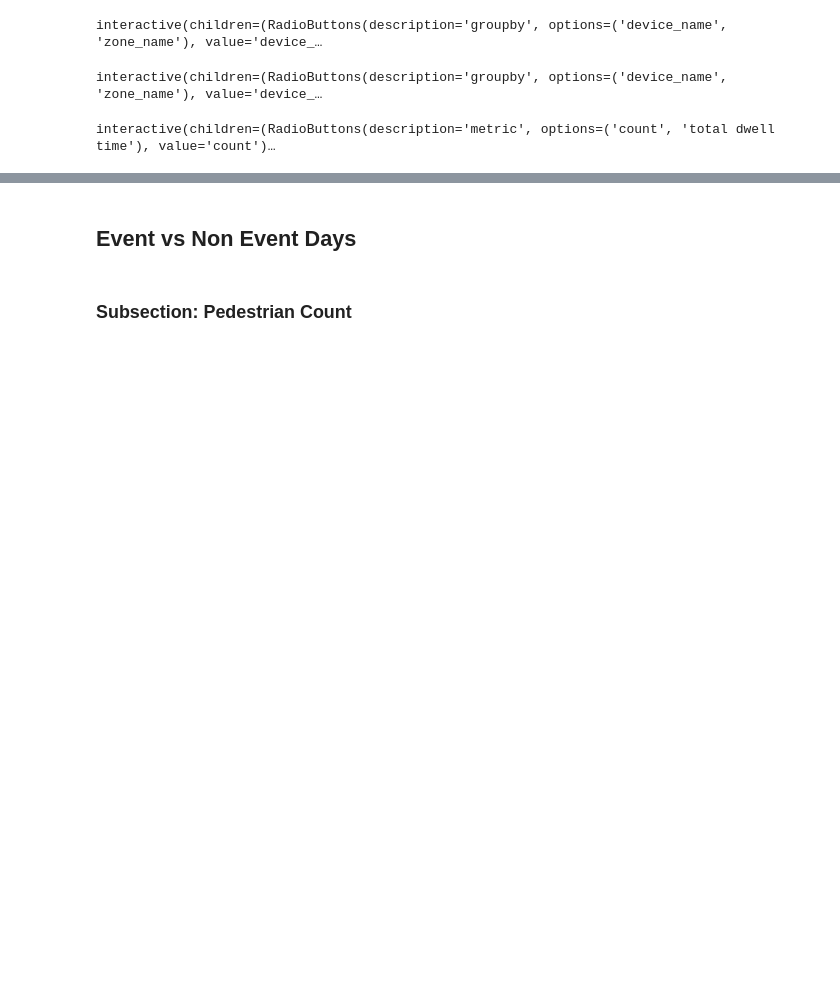
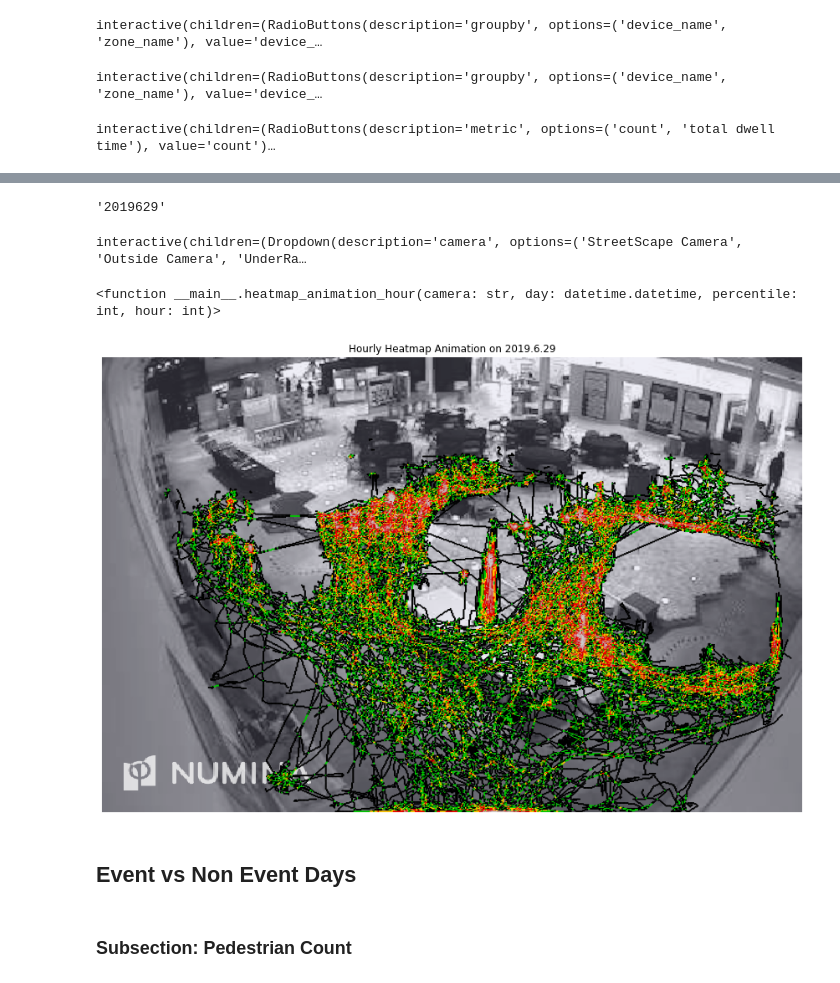
Before and after one commit to wangz585/Sidewalk-Lab-Data-Analysis, a Jupyter notebook: webpage.ipynb, the cells around one changed output, grey strips where cells are left out. Saved outputs shown, nothing was run; the diff lists cells and outputs as text; code cells hidden in the pictures; blank space fills up the shorter version.

Commit message:
finish 9 plots

```diff
--- a/webpage.ipynb
+++ b/webpage.ipynb
@@ -444,4 +455,3 @@ END_DATE = datetime(2019, 3, 20, 0, 0, 0)
 time_delta = relativedelta(days = +1)
 # %%
 import pandas as pd
-heatmap_df = pd.DataFrame(columns = ['startTime', 'endTime', 'heatMap'])
@@ -503,0 +609,6 @@ interactive(children=(DatePicker(value=Timestamp('2019-02-26 00:00:00'), descrip
+# %%
+## store them in dictionary
+streetscape_heatmap_dict = {}
+outside_heatmap_dict = {}
+underraincoat_heatmap_dict = {}
+streetscape_heatmap_dict["2019629"] = streetscape_heatmap_pedestrian_629
@@ -504,3 +631,44 @@ interactive(children=(DatePicker(value=Timestamp('2019-02-26 00:00:00'), descrip
+# %%
+key = str(start_time.year) + (str(start_time.month)) + (str(start_time.day))
+key
+# %% [output]
+'2019629'
+# %%
+def heatmap_animation_hour(camera: str, day: datetime, percentile: int, hour: int):
+    hour_interval =  relativedelta(hours = +1)
+    key = str(day.year) + (str(day.month)) + (str(day.day))
+    fig, ax = plt.subplots(figsize=(15,10))
+    if camera == "Outside Camera":
+        image = mpimg.imread('outside_sandbox.png')
+        data = outside_heatmap_dict[key]
+    elif camera == "StreetScape Camera":
+        image = mpimg.imread('streetscape_sandbox.png')
+        data = streetscape_heatmap_dict[key]
+    elif camera == "UnderRainCoat Camera":
+        image = mpimg.imread('underraincoat_sandbox.png')
+        data = underraincoat_heatmap_dict[key]
+    matrix = list(data[data['startTime'] == day+ hour_interval*hour]['heatMapMatrix'])
+    if matrix:
+        p = np.percentile([i[2] for i in matrix[0]], percentile)
+        filtered = list(filter(lambda x : x[2] >= p, matrix[0]))
+        x = [i[0] for i in filtered]
+        y = [i[1] for i in filtered]
+        density = [i[2] for i in filtered]
+        ax.scatter(x, y, c= density, s=1, cmap= plt.cm.YlGnBu_r)
+    ax.imshow(image, aspect='auto')
+    ax.set_title("Hourly Heatmap Animation on {0}.{1}.{2} hour:{3}".format(day.year, day.month, day.day, hour))
+    ax.axis('off')
+widgets.interact(heatmap_animation_hour, camera = widgets.Dropdown(options=["StreetScape Camera", "Outside Camera","UnderRainCoat Camera"]),
+                       day=[pd.to_datetime('2019-06-29')],
+                       percentile = widgets.IntSlider(min=0, max=100, step=5, value=0),
+                       hour = play)
+# %% [output]
+interactive(children=(Dropdown(description='camera', options=('StreetScape Camera', 'Outside Camera', 'UnderRa…
+<function __main__.heatmap_animation_hour(camera: str, day: datetime.datetime, percentile: int, hour: int)>
+# %%
+heatmap_animation_hour("StreetScape Camera", start_time, 20, 12)
+# %% [output]
+[figure, added]
 # %% [markdown]
 ## Event vs Non Event Days
 # %% [markdown]
```
Also changed, not shown: parts of 19 cells of this notebook.
